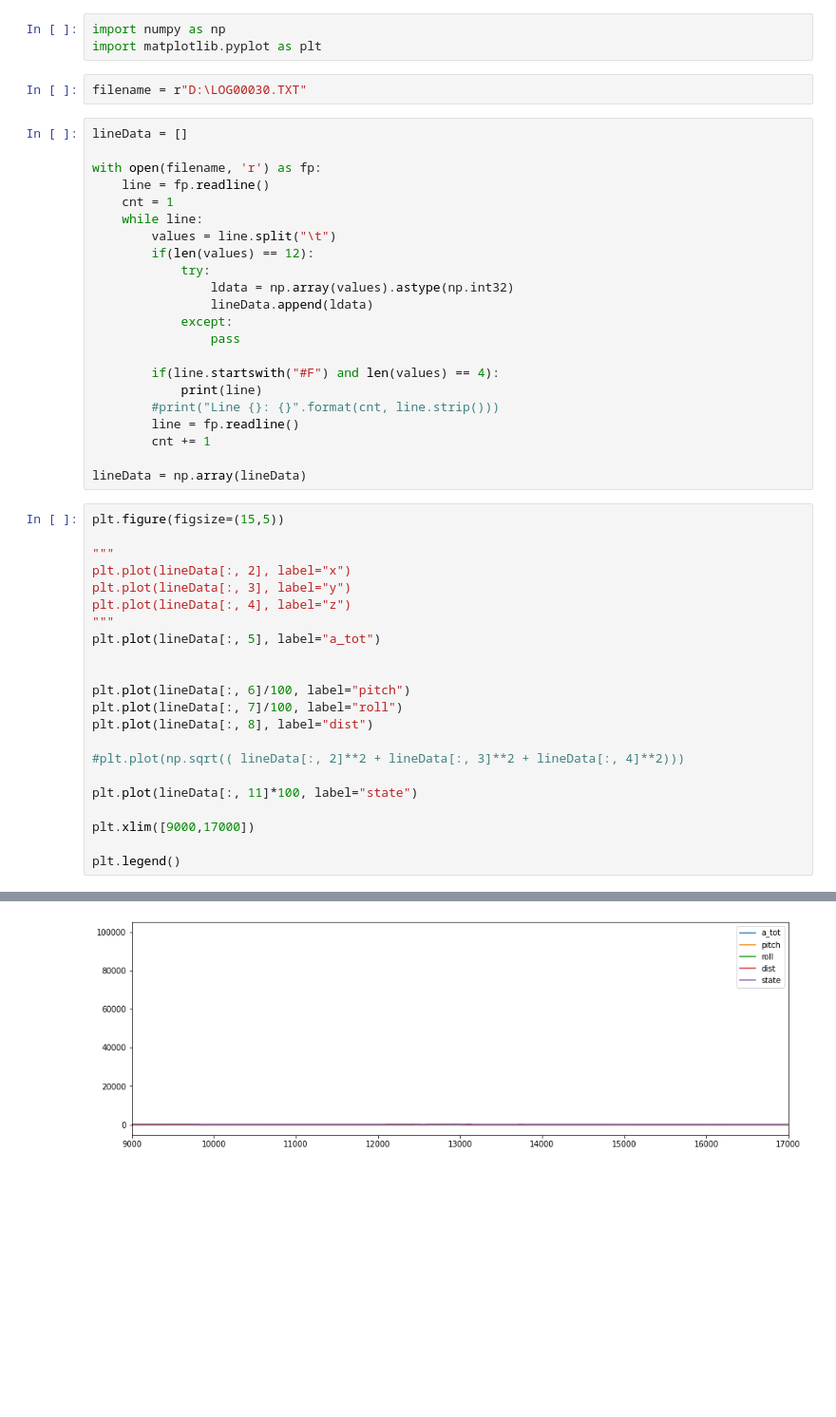
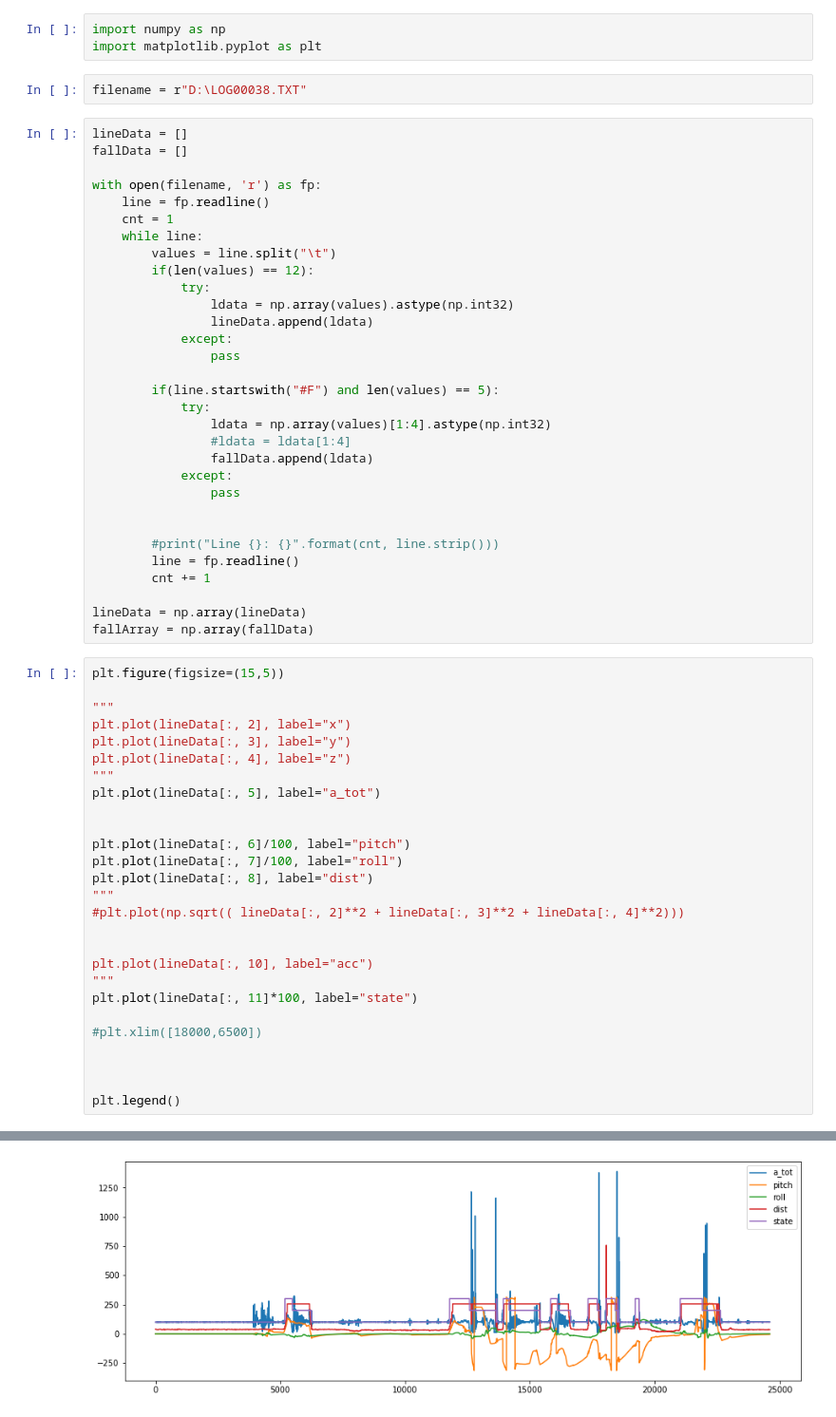
Before and after one commit to VK/RcCat, a Jupyter notebook: notebooks/test1.ipynb, the cells around one changed output, grey strips where cells are left out. Shown at 95% size. Drawn from its saved outputs; the diff is of its cells as text; blank space fills up the shorter version.

```diff
--- a/notebooks/test1.ipynb
+++ b/notebooks/test1.ipynb
@@ -2,9 +2,10 @@
 import numpy as np
 import matplotlib.pyplot as plt
 # %%
-filename = r"D:\LOG00030.TXT"
+filename = r"D:\LOG00038.TXT"
 # %%
 lineData = []
+fallData = []
 
 with open(filename, 'r') as fp:
     line = fp.readline()
@@ -18,35 +19,48 @@ with open(filename, 'r') as fp:
             except:
                 pass
 
-        if(line.startswith("#F") and len(values) == 4):
-            print(line)
+        if(line.startswith("#F") and len(values) == 5):
+            try:
+                ldata = np.array(values)[1:4].astype(np.int32)
+                #ldata = ldata[1:4]
+                fallData.append(ldata)
+            except:
+                pass
+
+
         #print("Line {}: {}".format(cnt, line.strip()))
         line = fp.readline()
         cnt += 1
 
 lineData = np.array(lineData)
+fallArray = np.array(fallData)
 # %%
 plt.figure(figsize=(15,5))
 
 """
 plt.plot(lineData[:, 2], label="x")
 plt.plot(lineData[:, 3], label="y")
 plt.plot(lineData[:, 4], label="z")
 """
 plt.plot(lineData[:, 5], label="a_tot")
 
 
 plt.plot(lineData[:, 6]/100, label="pitch")
 plt.plot(lineData[:, 7]/100, label="roll")
 plt.plot(lineData[:, 8], label="dist")
-
+"""
 #plt.plot(np.sqrt(( lineData[:, 2]**2 + lineData[:, 3]**2 + lineData[:, 4]**2)))
 
+
+plt.plot(lineData[:, 10], label="acc")
+"""
 plt.plot(lineData[:, 11]*100, label="state")
 
-plt.xlim([9000,17000])
+#plt.xlim([18000,6500])
+
+
 
 plt.legend()
 # %% [output]
 <matplotlib.legend.Legend at 0x...>
-[figure, old version]
+[figure, new version]
```
Also changed, not shown: parts of 2 cells of this notebook, 10 other files.
